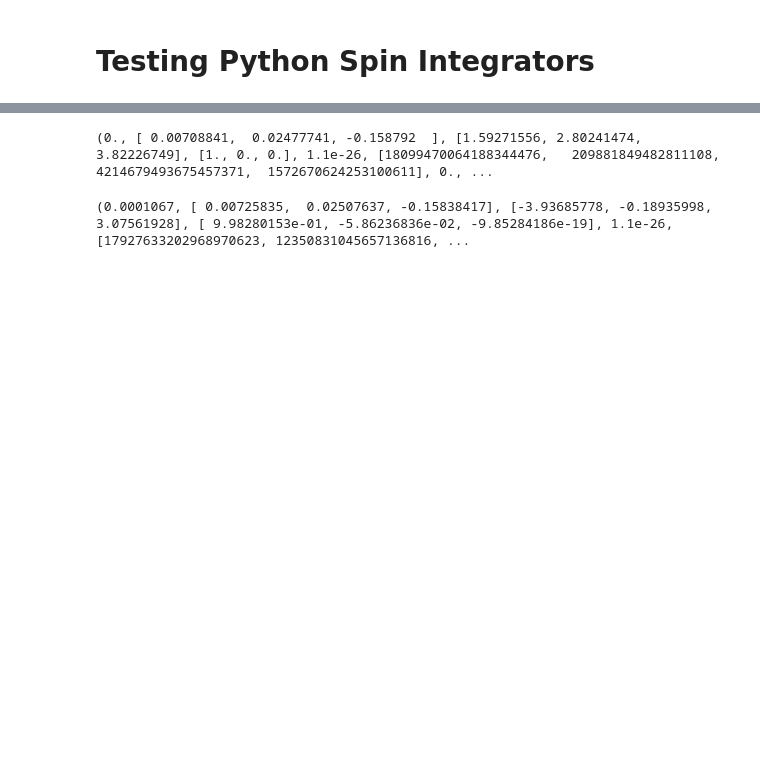
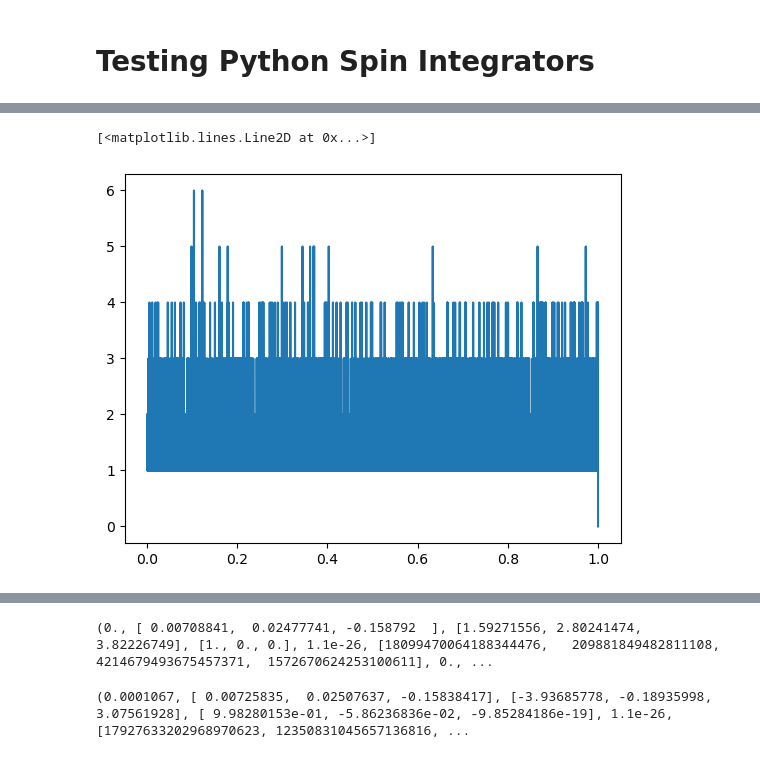
Before and after one commit to rtat-caltech/Spin-tracking, a Jupyter notebook: scripts/TestingNewPythonIntegration.ipynb, the cells around one changed output, grey strips where cells are left out. Saved outputs shown, nothing was run; the diff lists cells and outputs as text; code cells hidden in the pictures; blank space fills up the shorter version.

```diff
--- a/scripts/TestingNewPythonIntegration.ipynb
+++ b/scripts/TestingNewPythonIntegration.ipynb
@@ -7,5 +11,5 @@ import matplotlib.pyplot as plt
 # %%
-params = simulation.defineSimulation(tf=100)
+params = simulation.defineSimulation(tf=1)
 spinSettings = simulation.spinIntegratorOptions()
 # %%
 @simulation.numba.jit
@@ -19,7 +23,7 @@ def EField(t, x):
 @simulation.numba.jit
 def BField(t, x):
 	out = x[:]
-	out[0] = 0 #38.7511230e-6*np.cos(6000*t)
+	out[0] = 38.7511230e-6*np.cos(6000*t)
 	out[1] = 0.0
 	out[2] = 30e-7
 	return out
@@ -25,0 +38,4 @@ def BField(t, x):
+# %%
+outputTimes = np.linspace(0, 1.0, 1000)
+particle = simulation.createParticle(params, seed=0)
+spinSettings = simulation.spinIntegratorOptions(integrator=0, h=0.000001)
@@ -25,0 +128,5 @@ def BField(t, x):
+# %%
+plt.plot(results[0]['t'][1:], np.diff(results[0]['n_steps']))
+# %% [output]
+[<matplotlib.lines.Line2D at 0x...>]
+[figure, added]
```
Also changed, not shown: parts of 11 cells of this notebook, 8 other files.
